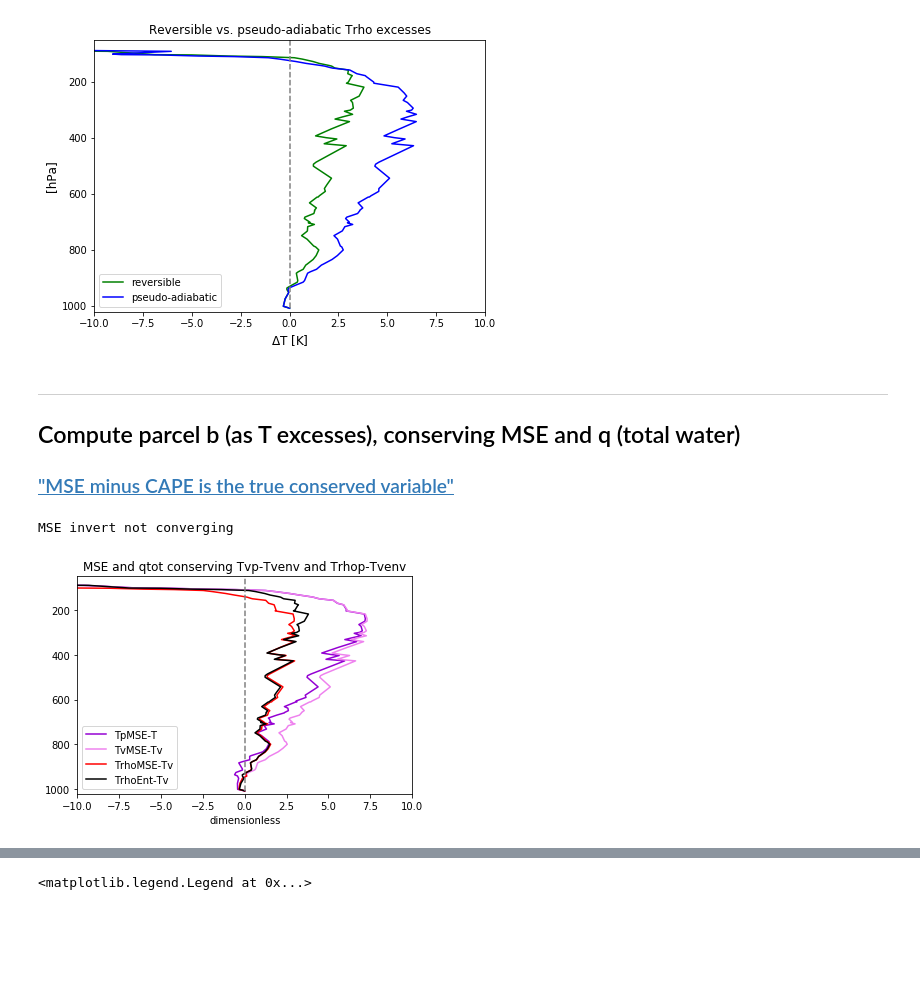
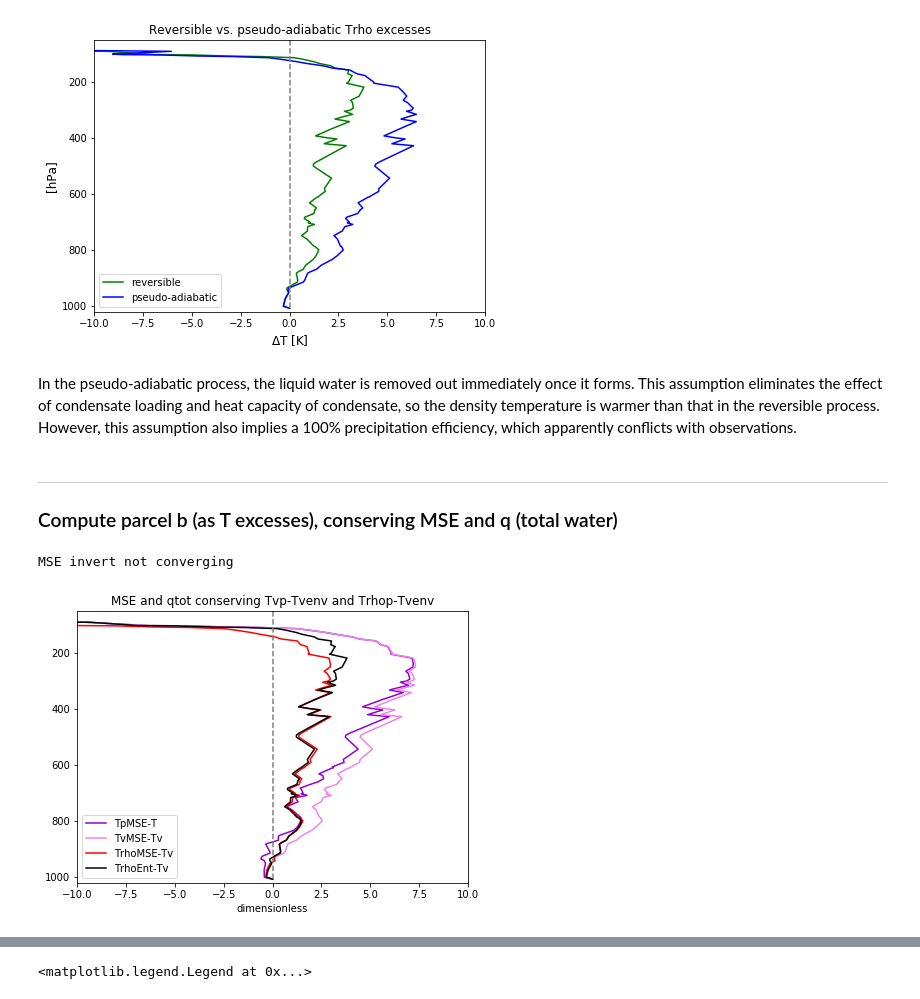
Before and after one commit to weiming9115/ATM663_convection_meso, a Jupyter notebook: Resources/Notebooks/Real_Parcel_Buoyancy_weiming.ipynb, the cells around one changed output, grey strips where cells are left out. Saved outputs shown, nothing was run; the diff lists cells and outputs as text; code cells hidden in the pictures; blank space fills up the shorter version.

```diff
--- a/Resources/Notebooks/Real_Parcel_Buoyancy_weiming.ipynb
+++ b/Resources/Notebooks/Real_Parcel_Buoyancy_weiming.ipynb
@@ -151,10 +150,8 @@ def esat(T):
 # This one is from Emanuel page 116 (4.4.13), over liquid at all temperatures
     Tref = 273.15
     ESAT = np.exp( 53.67957 - 6743.769/(T+Tref) - 4.8451*np.log(T+Tref) )
-# This one is over ice, but valid at subzero temperatures only
-#    ESATI = np.exp( 23.33086 - 6111.72784/(T+Tref) + 0.15215*np.log(T+Tref) )
 
-# Water only
+    # Water only
     return ESAT
 
 def esati(T):
@@ -163,13 +160,13 @@ def esati(T):
         print, 'esat: Please provide T in CELSIUS ', np.max(np.abs(T))
         return 0
 
-# This one is from Emanuel page 116 (4.4.13), over liquid at all temperatures
+    # This one is from Emanuel page 116 (4.4.13), over liquid at all temperatures
     Tref = 273.15
     ESAT = np.exp( 53.67957 - 6743.769/(T+Tref) - 4.8451*np.log(T+Tref) )
-# This one is over ice, but valid at subzero temperatures only
+    # This one is over ice, but valid at subzero temperatures only
     ESATI = np.exp( 23.33086 - 6111.72784/(T+Tref) + 0.15215*np.log(T+Tref) )
 
-# Stitch them together into the optput array based on sign of T in C
+    # Stitch them together into the optput array based on sign of T in C
     return np.where(T>0, ESAT,ESATI)
 
 
@@ -179,7 +176,7 @@ def mixrat(Td,p):
         print, 'mixrat: provide Td in C, p in mb',np.max(np.abs(Td)),np.max(np.abs(p))
         #return 0
 
-# simple formula with 0.622 rato of molecular weight or R vapor vs. air
+    # simple formula with 0.622 rato of molecular weight or R vapor vs. air
     es = esat(Td)
     return 0.622 * es / (p-es)
 
@@ -192,7 +189,7 @@ def entropy(T,p,qtot):
         print( T,p,qtot )
         return 0
 
-# from Raymond & Blyth 1992
+    # from Raymond & Blyth 1992
     Tref = 273.15
     pref = 1000.0
     Cpd = 1005.		# dry air heat capacity at const p
@@ -219,9 +216,9 @@ def invert_entropy(sm,qt,p):
 # Returns T & qv vapor mixing ratio
 # Met units: mb, C, kg/kg
 
-    LOOPMAX =  100 #  /* max number of iteration loops */
+    LOOPMAX =  200 #  /* max number of iteration loops */
 
-#/* invert the entropy equation -- use Newton's method. Measure ds for dT=1K
+    #/* invert the entropy equation -- use Newton's method. Measure ds for dT=1K
 
     ts = 200.0 + p/10. - 273.16	 # crude first guess (C)
     for i in range(0, LOOPMAX+1):
@@ -260,7 +257,7 @@ def invert_MSE(h,qt,Z,p):
 # Met units: m, C, kg/kg, mb
 
 #/* invert the transitive MSE equation -- use Newton's method
-    LOOPMAX =  200 #  /* max number of iteration loops */
+    LOOPMAX =  400 #  /* max number of iteration loops */
 
     ts = h*0 +20 -6*Z/1000. # crude first guess at T (6 K/km lapse rate)
 
@@ -290,7 +287,7 @@ def invert_MSE(h,qt,Z,p):
             print( "MSE invert not converging" )
             #return 0
 
-# After the corrections have converged, gather up result and return it
+    # After the corrections have converged, gather up result and return it
     qvsat = mixrat(ts,p)		#/* saturation mixing ratio at computed temp */
     qv = np.where(qt < qvsat,qt, qvsat)      #/* check for saturation */
 
@@ -400,12 +398,12 @@ ylim([1020,50]); xlim([-10,10]); title('Reversible vs. pseudo-adiabatic Trho exc
 # %% [output]
 Text(0.5, 1.0, 'Reversible vs. pseudo-adiabatic Trho excesses')
 [figure]
+# %% [markdown]
+In the pseudo-adiabatic process, the liquid water is removed out immediately once it forms. This assumption eliminates the effect of condensate loading and heat capacity of condensate, so the density temperature is warmer than that in the reversible process. However, this assumption also implies a 100% precipitation efficiency, which apparently conflicts with observations.
 # %% [markdown]
 ---------------
 <a name="b_from_h"></a>
-## Compute parcel b (as T excesses), conserving MSE and q (total water)
-
-### ["MSE minus CAPE is the true conserved variable"](https://journals.ametsoc.org/doi/10.1175/JAS-D-15-0054.1)
+### Compute parcel b (as T excesses), conserving MSE and q (total water)
 # %%
 s = MSE(T,Z,q*1e-9) #/1000*units.units('kJ/kg')
 h = MSE(T,Z,q)      #/1000*units.units('kJ/kg')
@@ -416,16 +414,18 @@ qcpMSE = q[0]-qvpMSE
 # %% [output]
 MSE invert not converging
 # %%
+fig = plt.figure(figsize=(7,5))
+
 plot(TpMSE-T,p,'darkviolet')
 plot( Tv(TpMSE,qvpMSE)-Tv(T,q) ,p, 'violet')
 plot( Trho(TpMSE,qvpMSE,qcpMSE)-Tv(T,q) ,p, 'r') # MSE-conserved T
 
 ylim([1020,50]); xlim([-10,10]); title('MSE and qtot conserving Tvp-Tvenv and Trhop-Tvenv')
 plot( dTrho_entropy ,p,'k'); plot(p*0,p,'--',color='grey') # entropy
 plt.legend(['TpMSE-T','TvMSE-Tv','TrhoMSE-Tv','TrhoEnt-Tv'])
 
 dTrho_MSE = Trho(TpMSE,qvpMSE,qcpMSE)-Tv(T,q)
 # %% [output]
-[figure, old version]
+[figure, new version]
 # %%
 # Z coord plot as it becomes CAPE = integral (b dZ)
```
Also changed, not shown: parts of 33 cells of this notebook.
